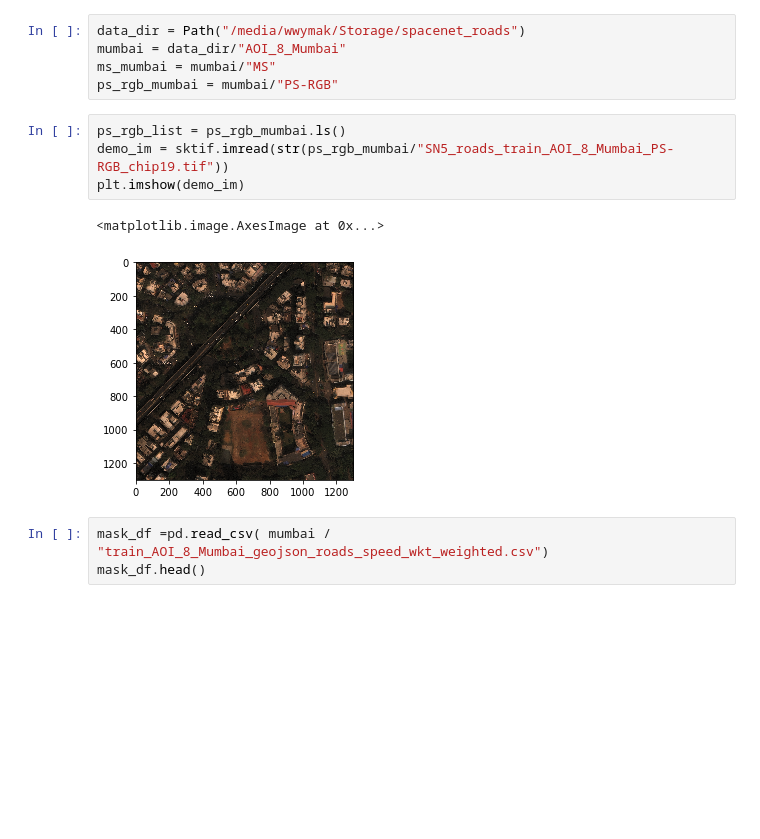
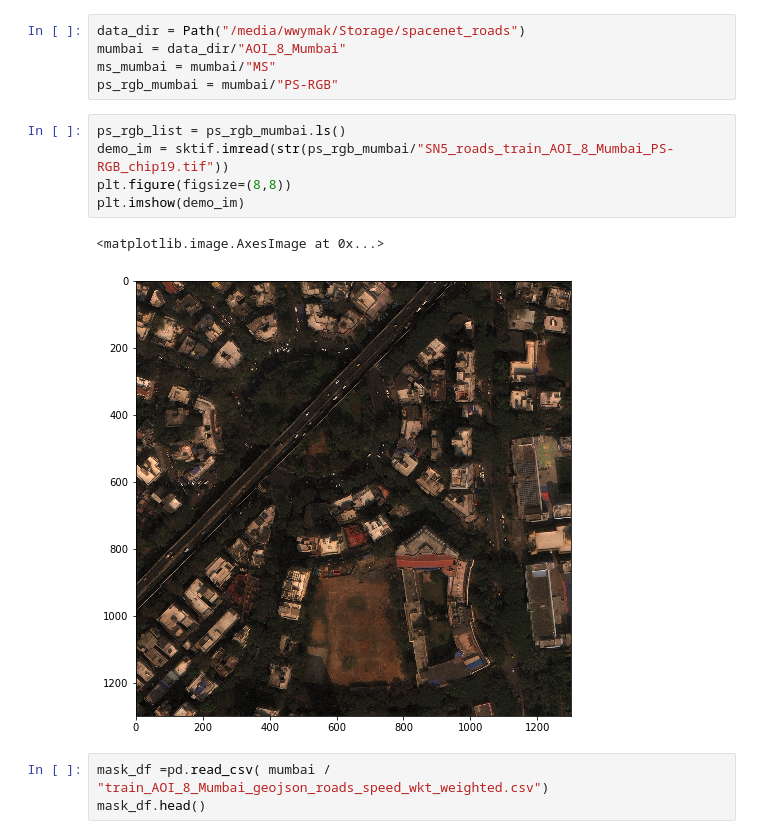
Before and after one commit to wwymak/spacenet-ml, a Jupyter notebook: spacenet-roads-replicating-cresci.ipynb, the cells around one changed output. Cells and saved outputs as stored; diff of their text form; blank space fills up the shorter version.

```diff
--- a/spacenet-roads-replicating-cresci.ipynb
+++ b/spacenet-roads-replicating-cresci.ipynb
@@ -58,10 +64,11 @@ ps_rgb_mumbai = mumbai/"PS-RGB"
 # %%
 ps_rgb_list = ps_rgb_mumbai.ls()
 demo_im = sktif.imread(str(ps_rgb_mumbai/"SN5_roads_train_AOI_8_Mumbai_PS-RGB_chip19.tif"))
+plt.figure(figsize=(8,8))
 plt.imshow(demo_im)
 # %% [output]
 <matplotlib.image.AxesImage at 0x...>
-[figure, old version]
+[figure, new version]
 # %%
 mask_df =pd.read_csv( mumbai / "train_AOI_8_Mumbai_geojson_roads_speed_wkt_weighted.csv")
 mask_df.head()
```
Also changed, not shown: parts of 32 cells of this notebook, 1 other file.
